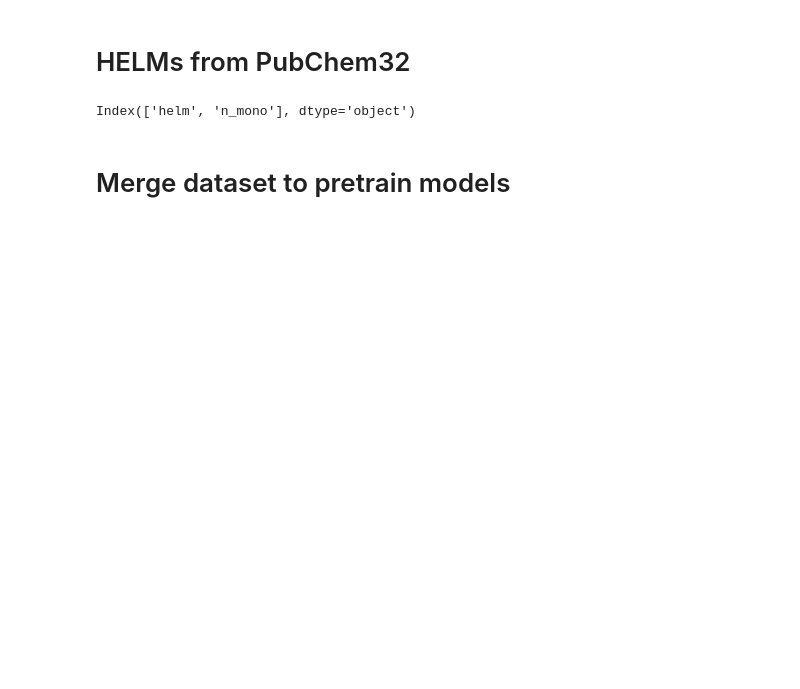
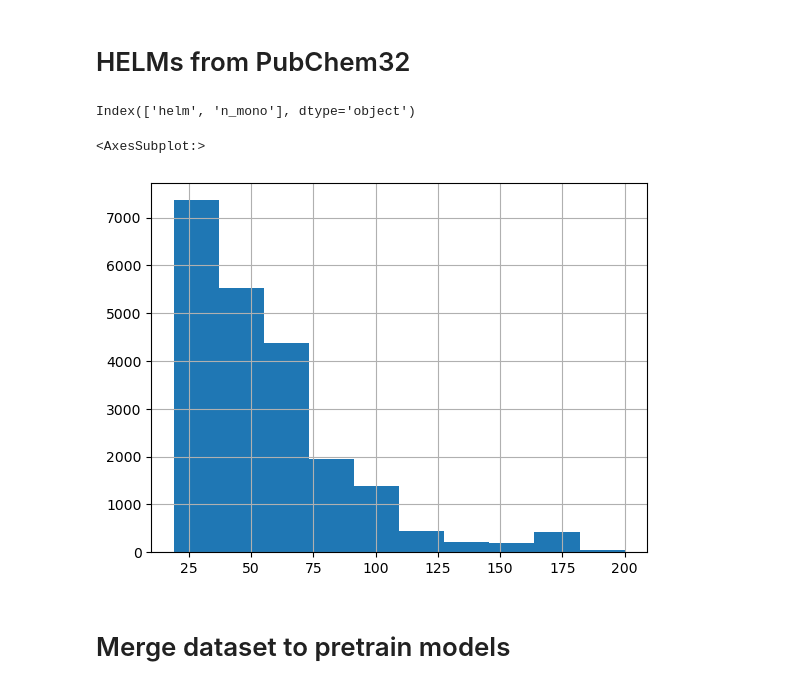
Before and after one commit to charlesxu90/cp2pred, a Jupyter notebook: 0.process_dataset.ipynb, the cells around one changed output. Saved outputs shown, nothing was run; the diff lists cells and outputs as text; code cells hidden in the pictures; blank space fills up the shorter version.

```diff
--- a/0.process_dataset.ipynb
+++ b/0.process_dataset.ipynb
@@ -196,18 +203,24 @@ display(df_pa_redup.smi_len.hist())
 train = False
 
 if train:
-    df_pubchem = pd.read_csv('data/chembl32/biotherapeutics_dict_prot_flt.csv')
+    df_pubchem = pd.read_csv('data/pretrain/chembl32/biotherapeutics_dict_prot_flt.csv')
     df_pubchem['n_mono'] = [count_n_monomers(helm) for helm in df_pubchem.HELM]
     df_pubchem_all = df_pubchem[['HELM', 'n_mono']].rename(columns={'HELM': 'helm'})
 
-    df_pubchem_all.to_csv('data/chembl32/all.csv', index=False)
+    df_pubchem_all.to_csv('data/pretrain/chembl32/all.csv', index=False)
 
 else:
-    df_pubchem_all = pd.read_csv('data/chembl32/all.csv')
+    df_pubchem_all = pd.read_csv('data/pretrain/chembl32/all.csv')
 
 df_pubchem_all.columns
 # %% [output]
 Index(['helm', 'n_mono'], dtype='object')
+# %%
+df_pubchem_all['helm_len'] = df_pubchem_all['helm'].str.len()
+display(df_pubchem_all['helm_len'].hist())
+# %% [output]
+<AxesSubplot:>
+[figure, added]
 # %%
 # df_pubchem['smi'] = [get_cycpep_smi_from_helm(helm) for helm in df_pubchem.HELM]
 # display(len(df_pubchem[df_pubchem.smi.isna()]), len(df_pubchem))
```
Also changed, not shown: parts of 6 cells of this notebook, 9 other files.
